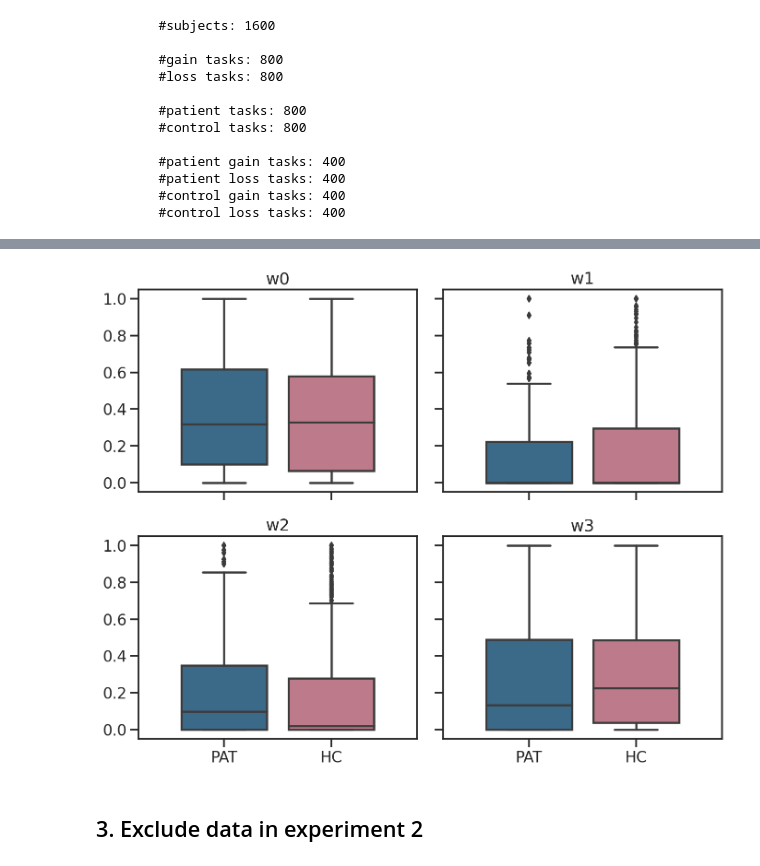
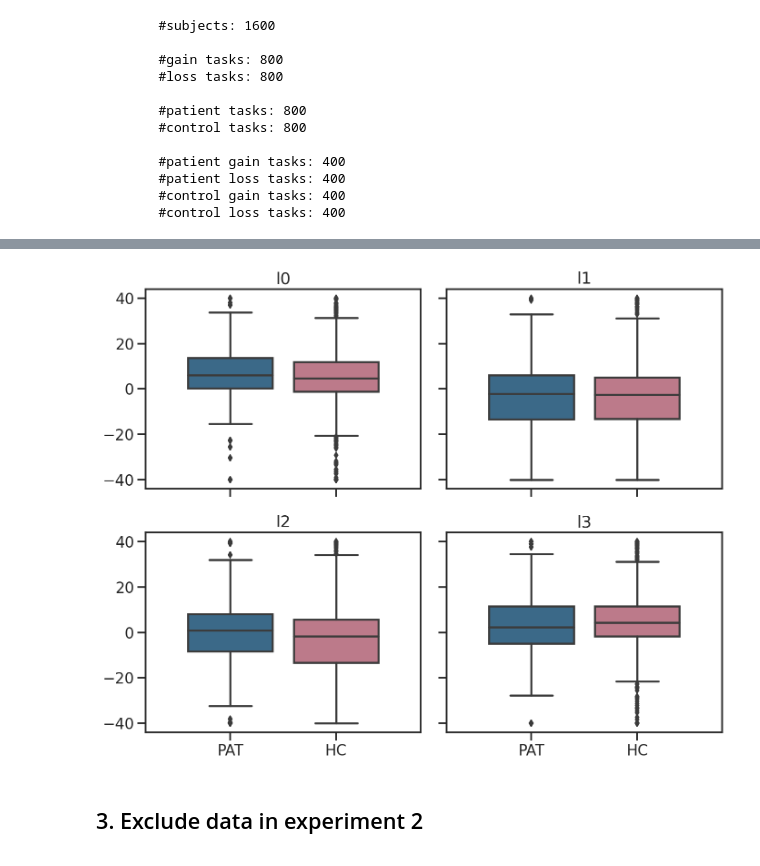
Before and after one commit to fangzefunny/vol-stab, a Jupyter notebook: notes/N5_analyze mix model.ipynb, the cells around one changed output, grey strips where cells are left out. Cells and saved outputs as stored; diff of their text form; code cells hidden in the pictures.

```diff
--- a/notes/N5_analyze mix model.ipynb
+++ b/notes/N5_analyze mix model.ipynb
@@ -58,7 +58,7 @@ agent = 'mix_pol'
 gain_data = pd.read_csv(f'../simulations/{agent}/sim_gain_data-idx0.csv')
 loss_data = pd.read_csv(f'../simulations/{agent}/sim_loss_data-idx0.csv')
 # %%
-def get_pivot(gain_data, loss_data, features=['rew', 'match', 'alpha', 'w0', 'w1', 'w2', 'w3']):
+def get_pivot(gain_data, loss_data, features=['rew', 'match', 'alpha', 'l0', 'l1', 'l2', 'l3']):
     ## get the gin and loss data
     gain_data_PAT = gain_data.query('group!="HC"')
     gain_data_HC  = gain_data.query('group=="HC"')
@@ -155,21 +155,21 @@ for_analyze.head()
 # %%
-tar = ['w0', 'w1', 'w2', 'w3']
+tar = ['l0', 'l1', 'l2', 'l3']
 nr, nc = 2, 2
 fix, axs = plt.subplots(nr, nc, figsize=(nc*5, nr*4), sharey=True, sharex=True)
 for i in range(nr):
     for j in range(nc):
         ax  = axs[i, j]
         idx = i*nc + j
         sns.boxplot(x='group', y=f'{tar[idx]}', data=for_analyze,
                         palette=viz.Palette, ax=ax)
         ax.set_xlim([-.8, 1.8])
         ax.set_ylabel('')
         ax.set_xlabel('')
         ax.set_title(tar[idx])
 
 plt.tight_layout()
 # %% [output]
-[figure, old version]
+[figure, new version]
 # %% [markdown]
 ## 3. Exclude data in experiment 2
 # %%
```
Also changed, not shown: parts of 14 cells of this notebook.
